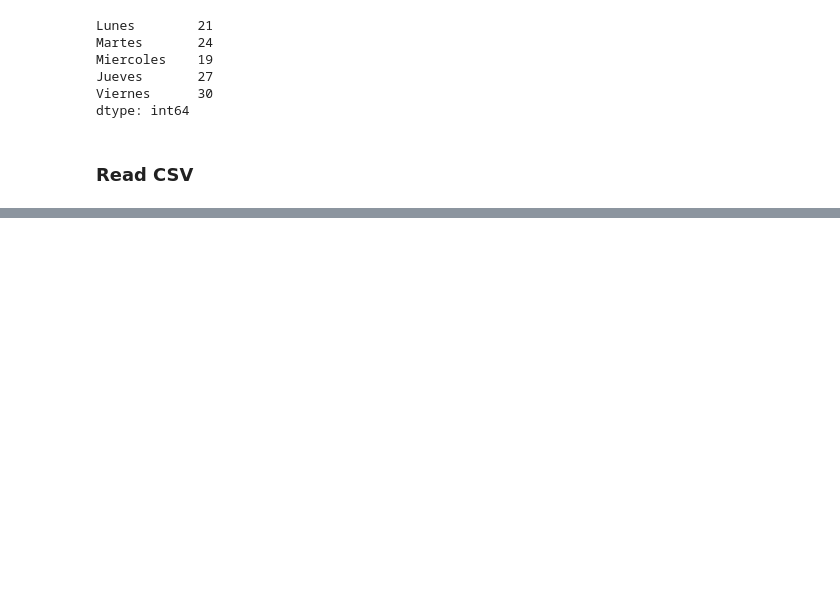
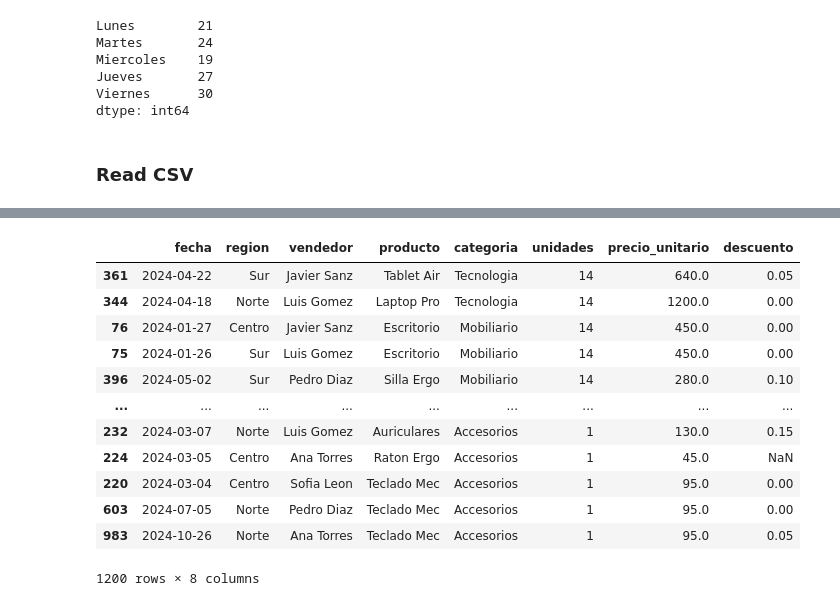
Before and after one commit to marcell-llerena/datascience-g8, a Jupyter notebook: notebooks/20260810_15_pandas.ipynb, the cells around one changed output, grey strips where cells are left out. Drawn from its saved outputs; the diff is of its cells as text; code cells hidden in the pictures; blank space fills up the shorter version.

```diff
--- a/notebooks/20260810_15_pandas.ipynb
+++ b/notebooks/20260810_15_pandas.ipynb
@@ -235,0 +515,16 @@ df.shape
+# %%
+df.sort_values("unidades", ascending=False)
+# %% [output]
+|  | fecha | region | vendedor | producto | categoria | unidades | precio_unitario | descuento |
+| 361 | 2024-04-22 | Sur | Javier Sanz | Tablet Air | Tecnologia | 14 | 640.0 | 0.05 |
+| 344 | 2024-04-18 | Norte | Luis Gomez | Laptop Pro | Tecnologia | 14 | 1200.0 | 0.00 |
+| 76 | 2024-01-27 | Centro | Javier Sanz | Escritorio | Mobiliario | 14 | 450.0 | 0.00 |
+| 75 | 2024-01-26 | Sur | Luis Gomez | Escritorio | Mobiliario | 14 | 450.0 | 0.00 |
+| 396 | 2024-05-02 | Sur | Pedro Diaz | Silla Ergo | Mobiliario | 14 | 280.0 | 0.10 |
+| ... | ... | ... | ... | ... | ... | ... | ... | ... |
+| 232 | 2024-03-07 | Norte | Luis Gomez | Auriculares | Accesorios | 1 | 130.0 | 0.15 |
+| 224 | 2024-03-05 | Centro | Ana Torres | Raton Ergo | Accesorios | 1 | 45.0 | NaN |
+| 220 | 2024-03-04 | Centro | Sofia Leon | Teclado Mec | Accesorios | 1 | 95.0 | 0.00 |
+| 603 | 2024-07-05 | Norte | Pedro Diaz | Teclado Mec | Accesorios | 1 | 95.0 | 0.00 |
+| 983 | 2024-10-26 | Norte | Ana Torres | Teclado Mec | Accesorios | 1 | 95.0 | 0.05 |
+1200 rows × 8 columns
```
Also changed, not shown: parts of 33 cells of this notebook, 4 other files.
